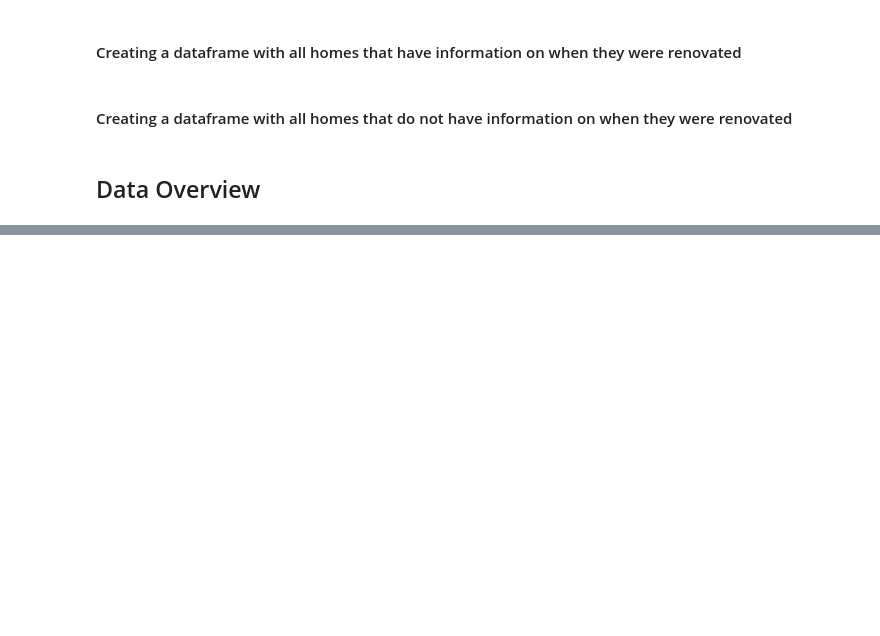
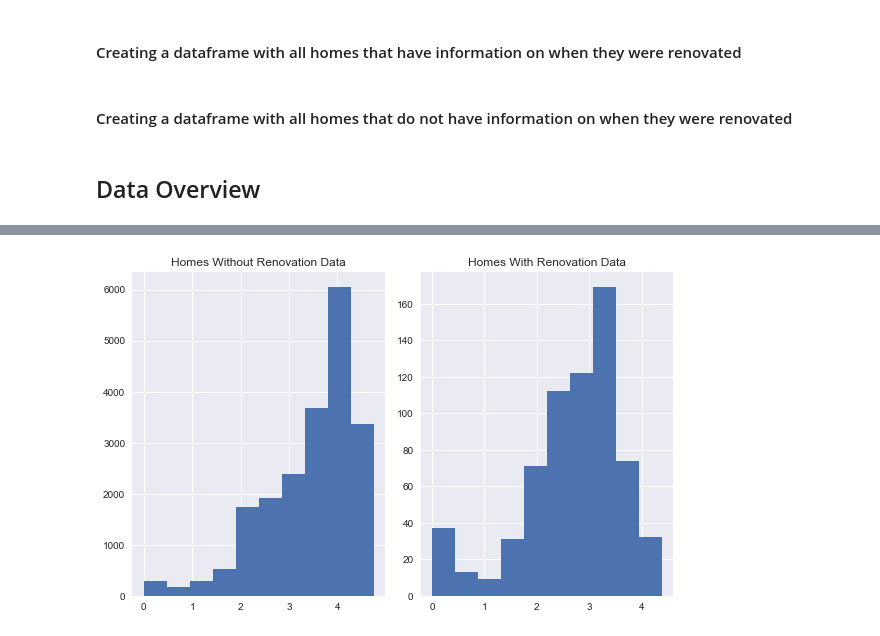
Before and after one commit to lindseyberlin/houston-ds-042219-mod1-project, a Jupyter notebook: Question2_YrRenovatedImpact.ipynb, the cells around one changed output, grey strips where cells are left out. Drawn from its saved outputs; the diff is of its cells as text; code cells hidden in the pictures; blank space fills up the shorter version.

```diff
--- a/Question2_YrRenovatedImpact.ipynb
+++ b/Question2_YrRenovatedImpact.ipynb
@@ -46 +73,16 @@ without_reno_df = without_reno_df.sort_values(by="yr_built")
+# %%
+age_log = np.log(age_col)
+since_reno_log = np.log(since_reno_col)
+# %%
+f1_2, axes = plt.subplots(1, 2, figsize=(8,5), constrained_layout=True)
+
+ax1_2_0 = age_log.hist(ax=axes[0])
+ax1_2_1 = since_reno_log.hist(ax=axes[1])
+
+ax1_2_0.title.set_text("Homes Without Renovation Data")
+ax1_2_1.title.set_text("Homes With Renovation Data")
+
+plt.show()
+# %% [output]
+[figure, added]
 # %%
```
Also changed, not shown: parts of 18 cells of this notebook.
